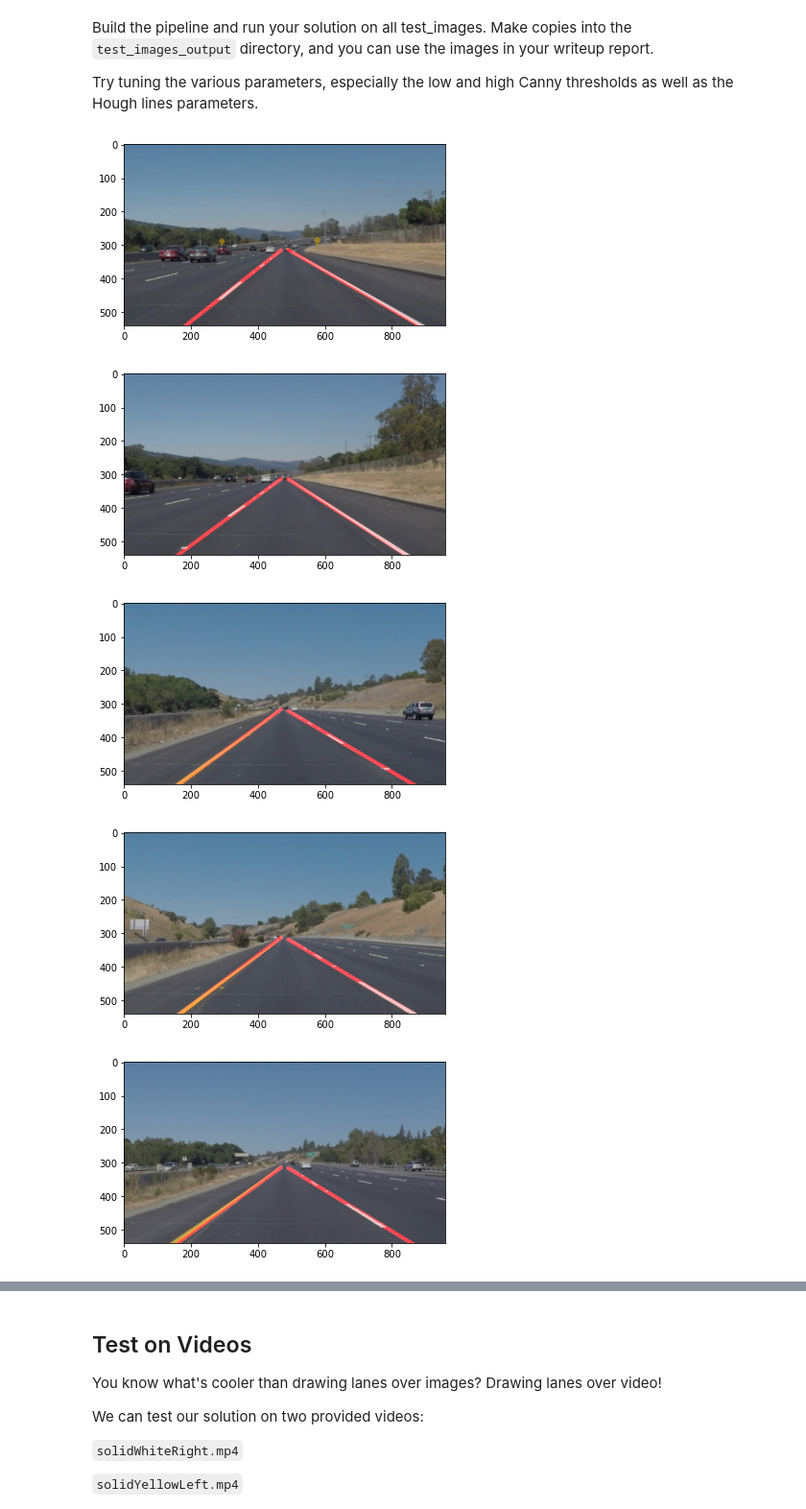
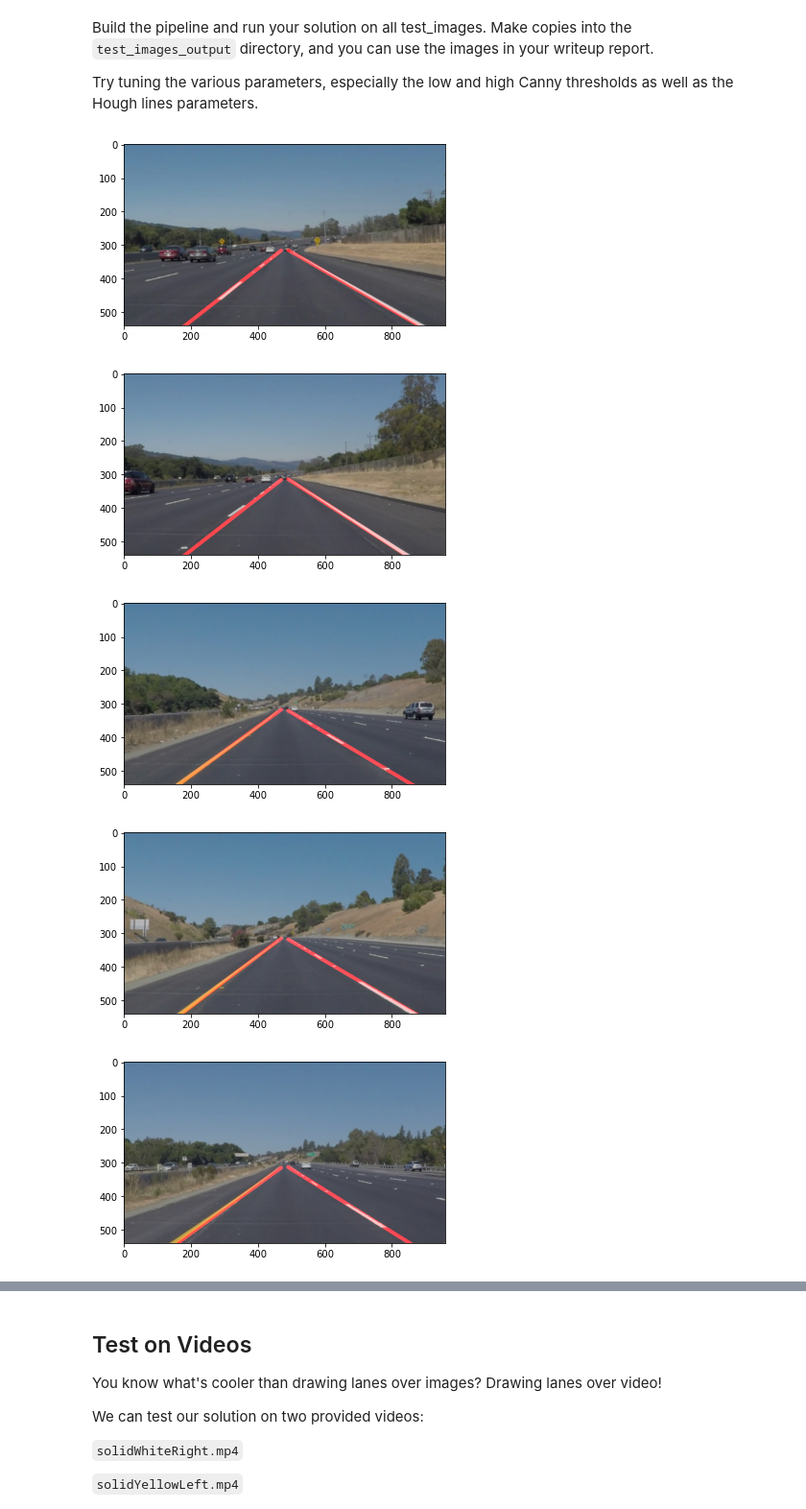
Before and after one commit to Hosseinf/full_self_driving_car, a Jupyter notebook: P1.ipynb, the cells around one changed output, grey strips where cells are left out. Shown at 96% size. Saved outputs shown, nothing was run; the diff lists cells and outputs as text; code cells hidden in the pictures.

```diff
--- a/P1.ipynb
+++ b/P1.ipynb
@@ -296,34 +296,27 @@ def line_drawer(image):
     # Convert BGR to HSV
     hsv = cv2.cvtColor(image, cv2.COLOR_BGR2HSV)
 
-    # define range of blue color in HSV
-#     lower_yellow = np.array([20, 100, 100])
-#     upper_yellow = np.array([40, 255, 255])
-
+    # define range of yellow color in HSV
     lower_yellow = np.array([20, 100, 100])
     upper_yellow = np.array([100, 255, 255])
 
-    # Threshold the HSV image to get only blue colors
+    # Threshold the HSV image to get only yellow colors
     yellow_mask = cv2.inRange(hsv, lower_yellow, upper_yellow)
 
-
+    # define range of white color in HSV
     lower_white = np.array([0, 0, 205])
     upper_white = np.array([255, 255, 255])
+
+    # Threshold the HSV image to get only white colors
     white_mask = cv2.inRange(hsv, lower_white, upper_white)
 
-    # Bitwise-AND mask and original image
-    res = cv2.bitwise_or(white_mask,yellow_mask)
-
-#     gray_img = grayscale(image) # convert to gray image
-
-#     darken = (gray_img / 3).astype(np.uint8)
-#     color_masked = cv2.bitwise_or(darken, res)
-
+    # Bitwise-or
+    res = cv2.bitwise_or(gray_img,yellow_mask)
 
     # --------------------------------------------------------------
 
     # apply the Gaussian blur to the image to reduce the noise
-    # define kernel_size (the size should be odd number less than and equal to 5)
+    # define kernel_size (the size should be odd number)
     kernel_size = 3
     blur_gray = gaussian_blur(res, kernel_size)
 
@@ -369,7 +362,7 @@ def line_drawer(image):
 
     # save all the images\
     # directory to save all the image
-    Dir = r'C:\Users\hosse\Documents\UDACITY\CarND-LaneLines-P1\test_image_outout'
+    Dir = r'C:\Users\hosse\Documents\UDACITY\full_self_driving_car\CarND-LaneLines-P1\test_image_outout'
 
     # gray scale
     gray_image_name = Dir+'\gray_image.jpg'
@@ -381,34 +374,37 @@ def line_drawer(image):
 
     # edges image
     edges_image_name = Dir+'\edges_image.jpg'
     cv2.imwrite(edges_image_name, edges)
 
 
     # hogh lines image
     hough_image_name = Dir+'\hough_image.jpg'
     cv2.imwrite(hough_image_name, cv2.cvtColor(line, cv2.COLOR_RGB2BGR))
 
     # masked image
     masked_image_name = Dir+'\masked_image.jpg'
     cv2.imwrite(masked_image_name, cv2.cvtColor(masked_image, cv2.COLOR_RGB2BGR))
 
     # line image
     line_image_name = Dir+'\line_image.jpg'
     cv2.imwrite(line_image_name, cv2.cvtColor(line_image, cv2.COLOR_RGB2BGR))
 
     return line_image
 
 
 # check all the images
+Dir = r'C:\Users\hosse\Documents\UDACITY\full_self_driving_car\CarND-LaneLines-P1\test_image_outout'
 for im in image_list:
+
 #     image = mpimg.imread('test_images/solidYellowLeft.jpg')
     image = mpimg.imread('test_images/'+im)
     line_image = line_drawer(image)
     plt.figure()
     plt.imshow(line_image,cmap='gray')
+    cv2.imwrite(Dir+'/'+im, cv2.cvtColor(line_image, cv2.COLOR_RGB2BGR))
 # %% [output]
 [figure]
-[figure, old version]
+[figure, new version]
 [figure]
 [figure]
 [figure]
```
Also changed, not shown: 10 other files.
